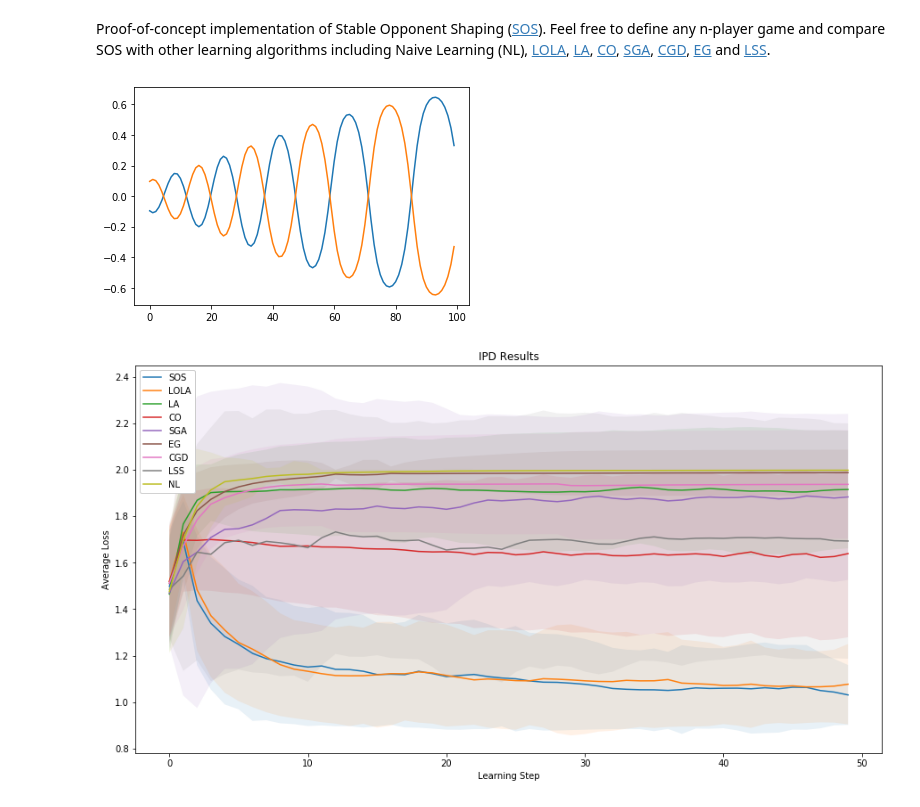
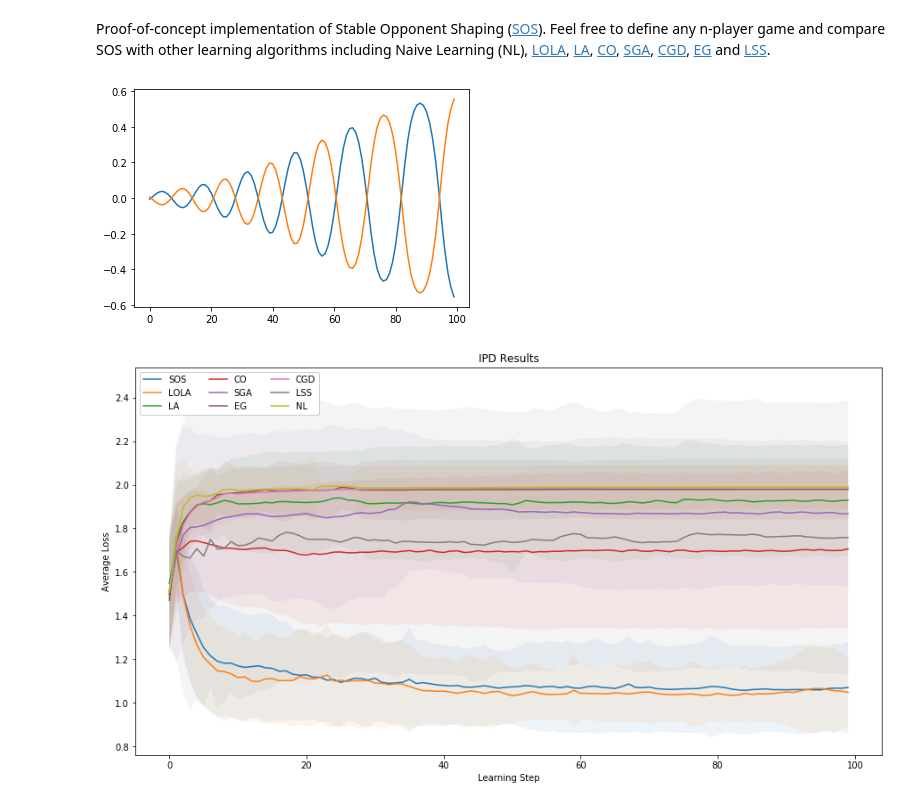
Before and after one commit to aletcher/stable-opponent-shaping, a Jupyter notebook: stable_opponent_shaping.ipynb, the cells around one changed output. Saved outputs shown, nothing was run; the diff lists cells and outputs as text; code cells hidden in the pictures.

```diff
--- a/stable_opponent_shaping.ipynb
+++ b/stable_opponent_shaping.ipynb
@@ -156,35 +156,37 @@ def update_th(th, Ls, alpha, algo, a=0.5, b=0.1, gam=1, ep=0.1, lss_lam=0.1):
 # %%
 '''Run SOS on the game of your choosing below'''
 
 # Select game
 dims, Ls = matching_pennies()
 
 # Set num_epochs, learning rate and learning algo
 num_epochs = 100
 alpha = 1
 algo = 'nl'  #('sos', 'lola', 'la', 'sga', 'co', 'eg', 'cgd', 'lss' or 'nl')
 
 # Initialise theta ~ Normal(0, std)
 std = 1
 th = init_th(dims, std)
 
 # Run
 losses_out = np.zeros((num_epochs, len(th)))
+th_out = []
 for k in range(num_epochs):
   th, losses = update_th(th, Ls, alpha, algo)
+  th_out.append([th[i].data.numpy() for i in range(len(th))])
   losses_out[k] = [loss.data.numpy() for loss in losses]
 plt.plot(losses_out)
 plt.show()
 # %% [output]
-[figure, old version]
+[figure, new version]
 # %%
 '''Iterated Prisoner's Dilemma - SOS/LOLA vs LA/CO/SGA/EG/CGD/LSS/NL'''
 
 gamma = 0.96
 dims, Ls = ipd(gamma)
 
-num_runs = 100
-num_epochs = 50
+num_runs = 50
+num_epochs = 100
 alpha = 1
 std = 1
 
@@ -196,19 +198,18 @@ for algo in ['sos', 'lola', 'la', 'co', 'sga', 'eg', 'cgd', 'lss', 'nl']:
     for k in range(num_epochs):
       th, losses = update_th(th, Ls, alpha, algo)
       losses_out[i, k] = (1-gamma)*losses[0].data.numpy()
-
   mean = np.mean(losses_out, axis=0)
   dev = np.std(losses_out, axis=0)
   plt.plot(np.arange(num_epochs), mean)
-  plt.fill_between(np.arange(num_epochs), mean-dev, mean+dev, alpha=0.1)
+  plt.fill_between(np.arange(num_epochs), mean-dev, mean+dev, alpha=0.08)
 
 plt.title('IPD Results')
 plt.xlabel('Learning Step')
 plt.ylabel('Average Loss')
-plt.legend(['SOS', 'LOLA', 'LA', 'CO', 'SGA', 'EG', 'CGD', 'LSS', 'NL'], loc='best', frameon=True, framealpha=1)
+plt.legend(['SOS', 'LOLA', 'LA', 'CO', 'SGA', 'EG', 'CGD', 'LSS', 'NL'], loc='upper left', frameon=True, framealpha=1, ncol=3)
 plt.show()
 # %% [output]
-[figure, old version]
+[figure, new version]
 # %%
 '''Tandem Game - SOS vs LOLA'''
 
```
Also changed, not shown: parts of 1 cell of this notebook.
